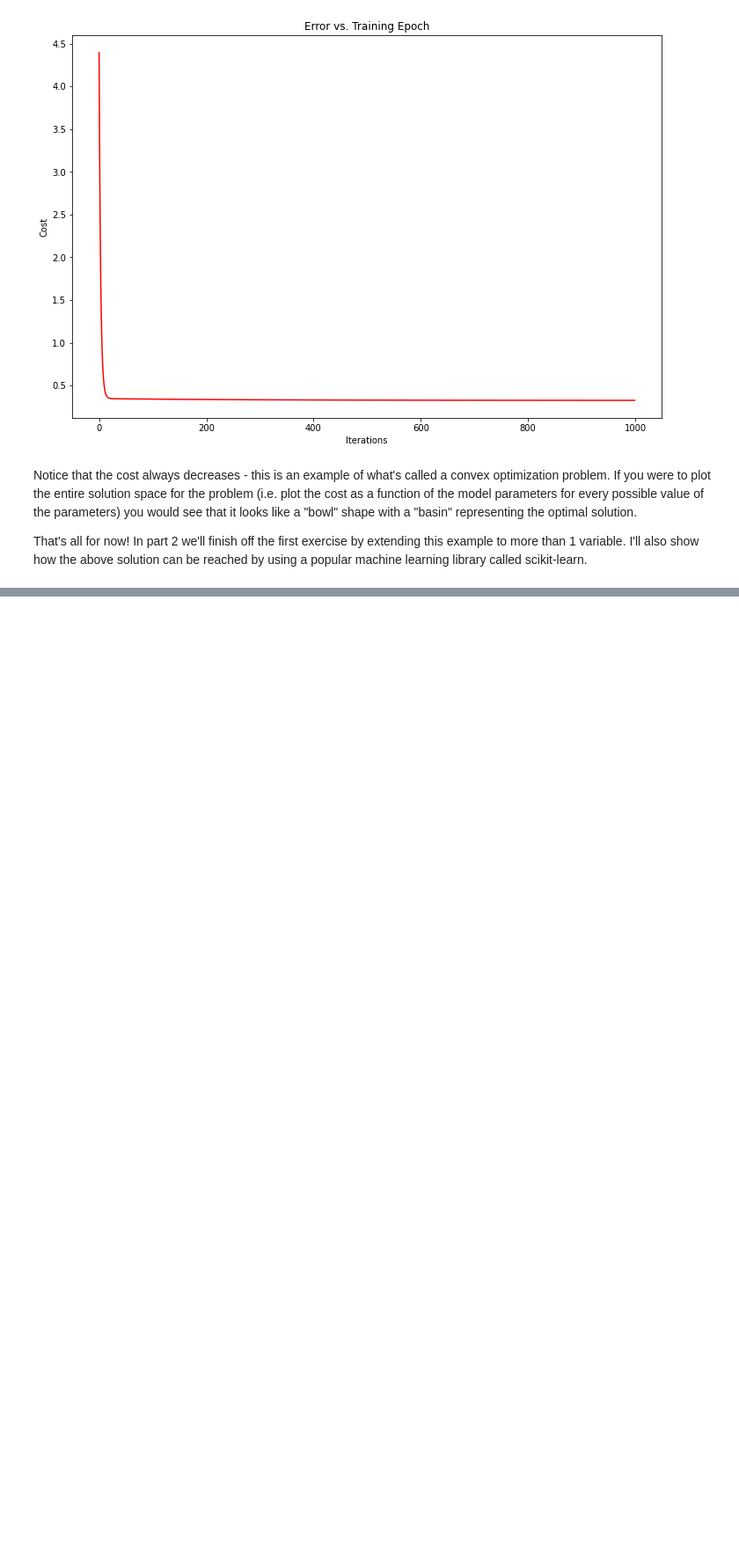
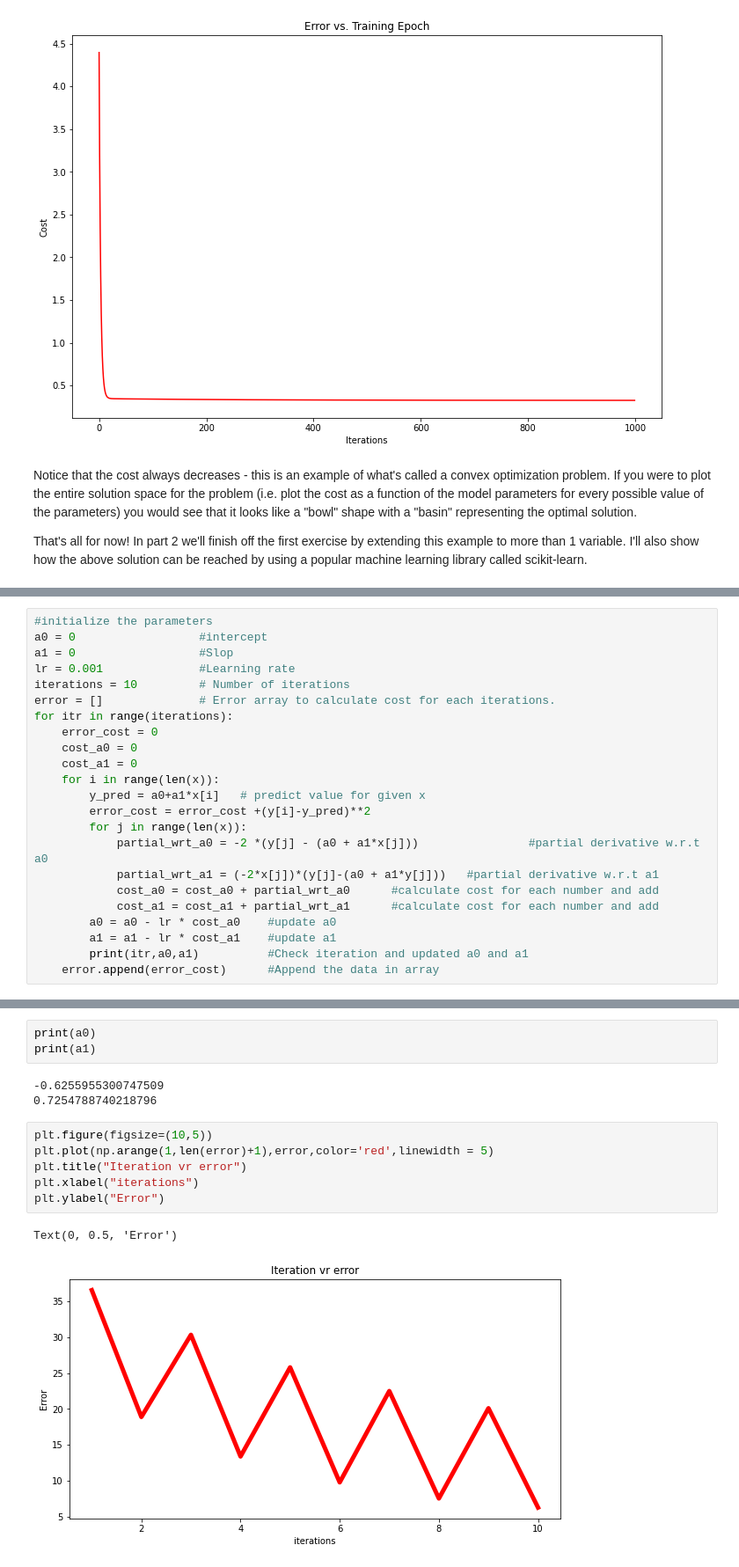
Before and after one commit to Hasaankhattak45/Machine-Learning-Projects, a Jupyter notebook: LR.ipynb, the cells around one changed output, grey strips where cells are left out. Shown at 88% size. Cells and saved outputs as stored; diff of their text form; blank space fills up the shorter version.

```diff
--- a/LR.ipynb
+++ b/LR.ipynb
@@ -179,0 +197,23 @@ That's all for now! In part 2 we'll finish off the first exercise by extending t
+# %%
+#initialize the parameters
+a0 = 0                  #intercept
+a1 = 0                  #Slop
+lr = 0.001              #Learning rate
+iterations = 10         # Number of iterations
+error = []              # Error array to calculate cost for each iterations.
+for itr in range(iterations):
+    error_cost = 0
+    cost_a0 = 0
+    cost_a1 = 0
+    for i in range(len(x)):
+        y_pred = a0+a1*x[i]   # predict value for given x
+        error_cost = error_cost +(y[i]-y_pred)**2
+        for j in range(len(x)):
+            partial_wrt_a0 = -2 *(y[j] - (a0 + a1*x[j]))                #partial derivative w.r.t a0
+            partial_wrt_a1 = (-2*x[j])*(y[j]-(a0 + a1*y[j]))   #partial derivative w.r.t a1
+            cost_a0 = cost_a0 + partial_wrt_a0      #calculate cost for each number and add
+            cost_a1 = cost_a1 + partial_wrt_a1      #calculate cost for each number and add
+        a0 = a0 - lr * cost_a0    #update a0
+        a1 = a1 - lr * cost_a1    #update a1
+        print(itr,a0,a1)          #Check iteration and updated a0 and a1
+    error.append(error_cost)      #Append the data in array
@@ -179,0 +238,15 @@ That's all for now! In part 2 we'll finish off the first exercise by extending t
+# %%
+print(a0)
+print(a1)
+# %% [output]
+-0.6255955300747509
+0.7254788740218796
+# %%
+plt.figure(figsize=(10,5))
+plt.plot(np.arange(1,len(error)+1),error,color='red',linewidth = 5)
+plt.title("Iteration vr error")
+plt.xlabel("iterations")
+plt.ylabel("Error")
+# %% [output]
+Text(0, 0.5, 'Error')
+[figure, added]
```
Also changed, not shown: parts of 7 cells of this notebook.
